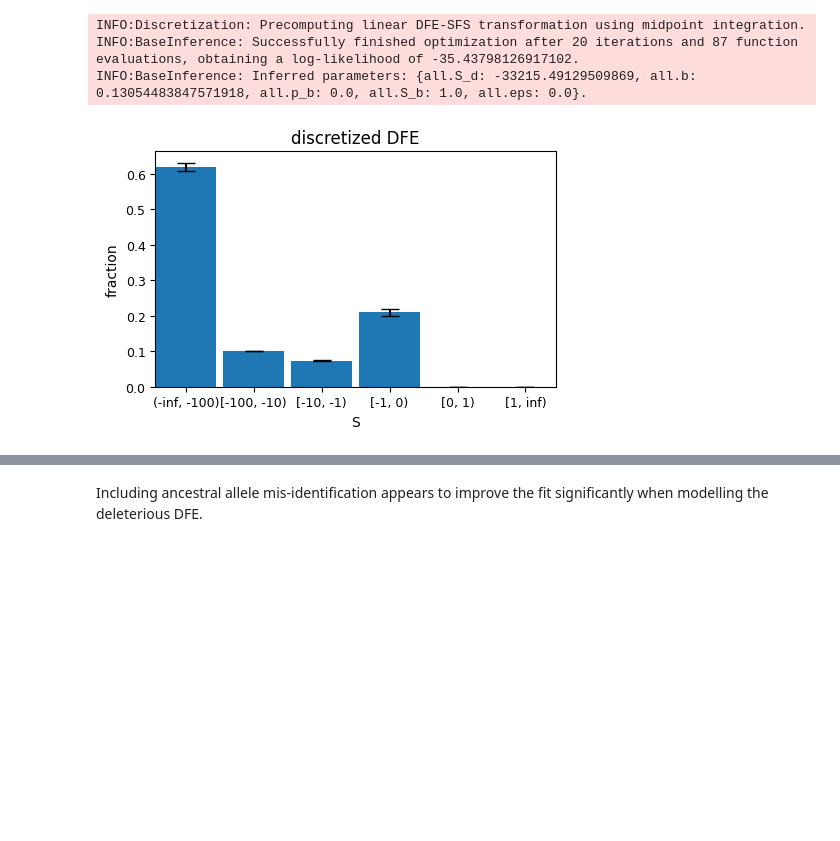
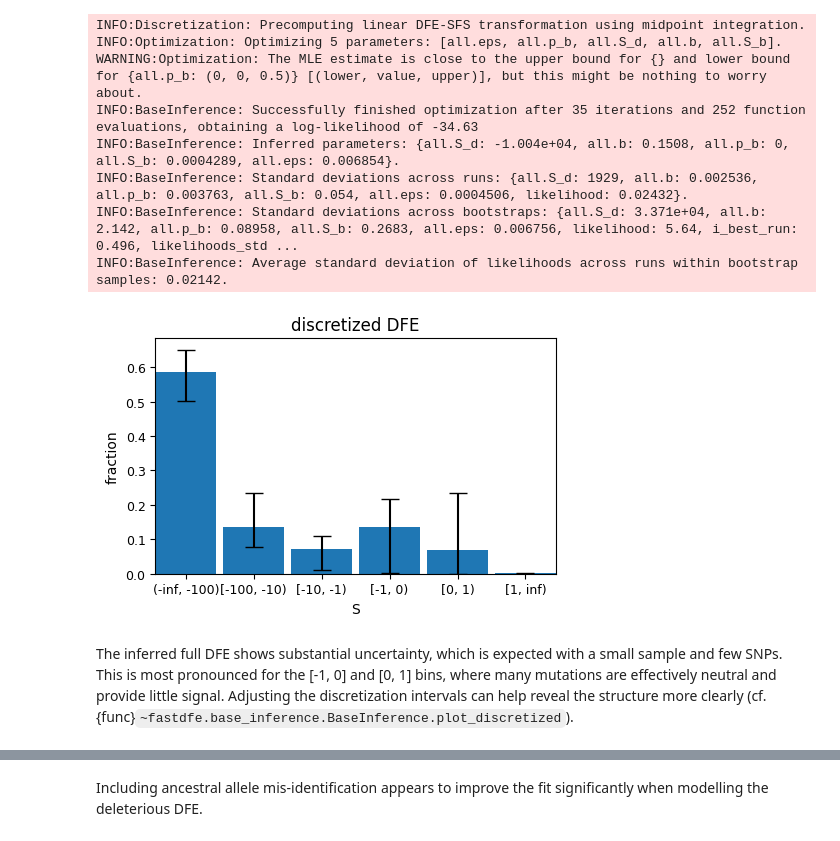
Before and after one commit to Sendrowski/fastDFE, a Jupyter notebook: docs/reference/Python/inference.ipynb, the cells around one changed output, grey strips where cells are left out. Drawn from its saved outputs; the diff is of its cells as text; code cells hidden in the pictures; blank space fills up the shorter version.

```diff
--- a/docs/reference/Python/inference.ipynb
+++ b/docs/reference/Python/inference.ipynb
@@ -14,17 +14,17 @@ np.set_printoptions(legacy='1.21')
 # %%
 import fastdfe as fd
 
-sfs_neut = fd.Spectrum([177130, 997, 441, 228, 156, 117, 114, 83, 105, 109, 652])
-sfs_sel = fd.Spectrum([797939, 1329, 499, 265, 162, 104, 117, 90, 94, 119, 794])
+sfs_neut=fd.Spectrum([177130, 997, 441, 228, 156, 117, 114, 83, 105, 109, 0])
+sfs_sel=fd.Spectrum([797939, 1329, 499, 265, 162, 104, 117, 90, 94, 119, 0])
 
-# create inference object
 inf = fd.BaseInference(
     sfs_neut=sfs_neut,
-    sfs_sel=sfs_sel,
-    n_runs=10
+    sfs_sel=sfs_sel
 )
 
 # run inference
-inf.run();
+inf.run()
+
+inf.plot_discretized();
 # %% [output]
 INFO:Discretization: Precomputing linear DFE-SFS transformation using midpoint integration.
@@ -66,21 +73,25 @@ We can hold parameters fixed during the maximum likelihood optimization. This is
 # %%
 # create inference object
 inf = fd.BaseInference(
     sfs_neut=sfs_neut,
     sfs_sel=sfs_sel,
-    # Fix parameters, note that we need specify type 'all'
-    # if only one type is used. Later we will work with
-    # more than one type.
-    fixed_params=dict(all=dict(eps=0, S_b=1, p_b=0)),
+    fixed_params={},
     do_bootstrap=True
 )
 
 # run inference
 inf.run()
 
 inf.plot_discretized();
 # %% [output]
 INFO:Discretization: Precomputing linear DFE-SFS transformation using midpoint integration.
-INFO:BaseInference: Successfully finished optimization after 20 iterations and 87 function evaluations, obtaining a log-likelihood of -35.43798126917102.
-INFO:BaseInference: Inferred parameters: {all.S_d: -33215.49129509869, all.b: 0.13054483847571918, all.p_b: 0.0, all.S_b: 1.0, all.eps: 0.0}.
+INFO:Optimization: Optimizing 5 parameters: [all.eps, all.p_b, all.S_d, all.b, all.S_b].
+WARNING:Optimization: The MLE estimate is close to the upper bound for {} and lower bound for {all.p_b: (0, 0, 0.5)} [(lower, value, upper)], but this might be nothing to worry about.
+INFO:BaseInference: Successfully finished optimization after 35 iterations and 252 function evaluations, obtaining a log-likelihood of -34.63
+INFO:BaseInference: Inferred parameters: {all.S_d: -1.004e+04, all.b: 0.1508, all.p_b: 0, all.S_b: 0.0004289, all.eps: 0.006854}.
+INFO:BaseInference: Standard deviations across runs: {all.S_d: 1929, all.b: 0.002536, all.p_b: 0.003763, all.S_b: 0.054, all.eps: 0.0004506, likelihood: 0.02432}.
+INFO:BaseInference: Standard deviations across bootstraps: {all.S_d: 3.371e+04, all.b: 2.142, all.p_b: 0.08958, all.S_b: 0.2683, all.eps: 0.006756, likelihood: 5.64, i_best_run: 0.496, likelihoods_std ...
+INFO:BaseInference: Average standard deviation of likelihoods across runs within bootstrap samples: 0.02142.
-[figure, old version]
+[figure, new version]
+# %% [markdown]
+The inferred full DFE shows substantial uncertainty, which is expected with a small sample and few SNPs. This is most pronounced for the [-1, 0] and [0, 1] bins, where many mutations are effectively neutral and provide little signal. Adjusting the discretization intervals can help reveal the structure more clearly (cf. {func}`~fastdfe.base_inference.BaseInference.plot_discretized`).
```
Also changed, not shown: parts of 32 cells of this notebook, 6 other files.
